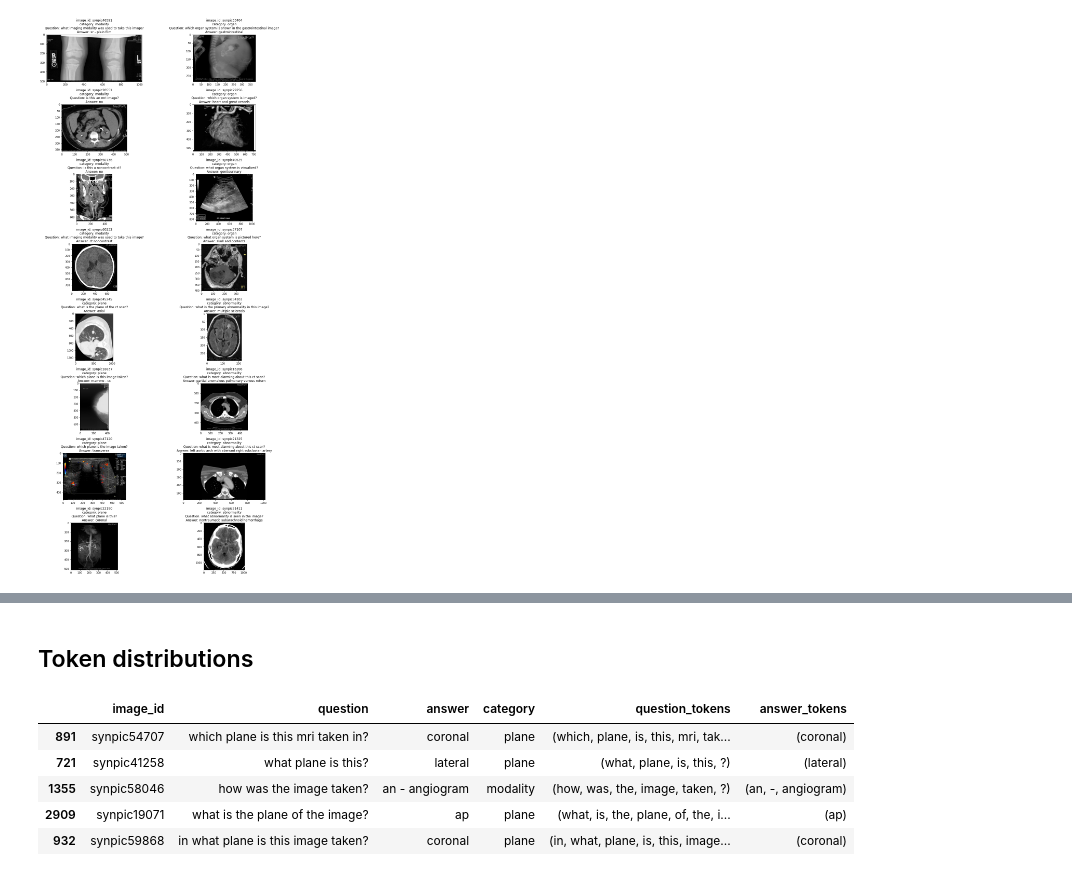
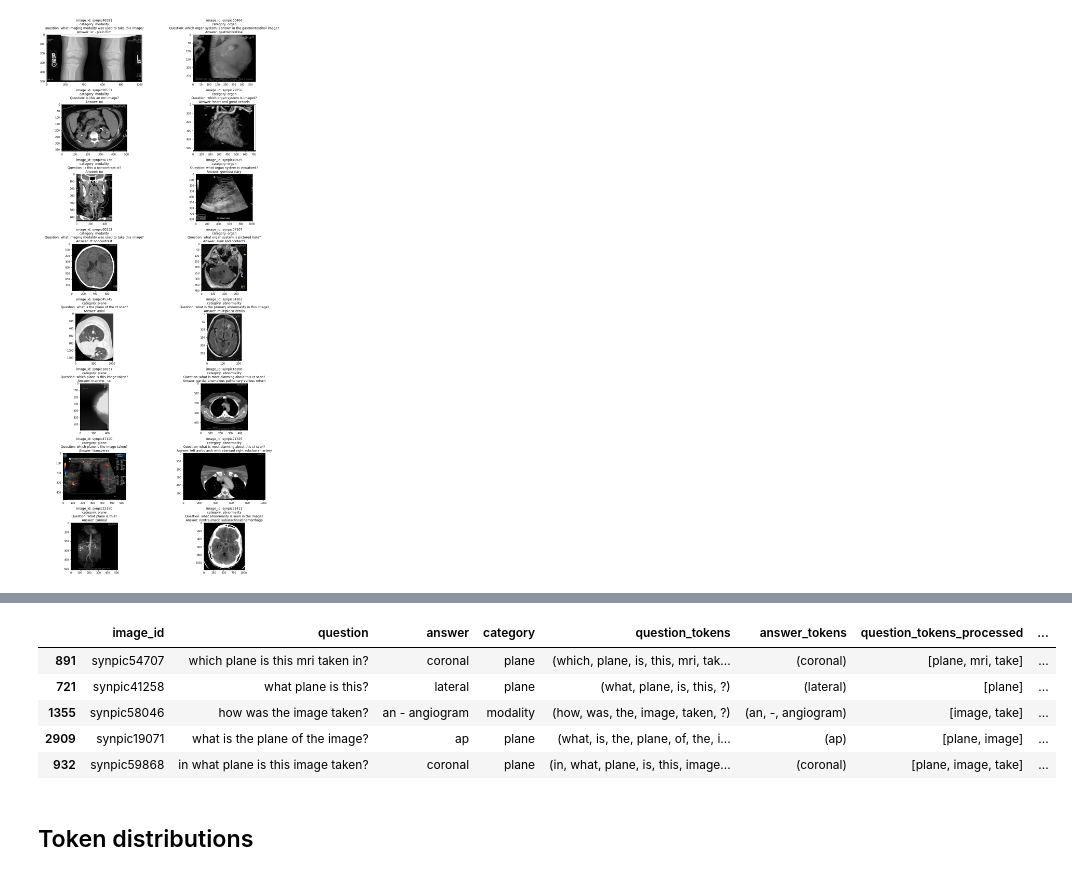
Before and after one commit to skupsala/VQA-Med-2019-project, a Jupyter notebook: notebooks/skupsala.ipynb, the cells around one changed output, grey strips where cells are left out. Saved outputs shown, nothing was run; the diff lists cells and outputs as text; code cells hidden in the pictures.

```diff
--- a/notebooks/skupsala.ipynb
+++ b/notebooks/skupsala.ipynb
@@ -18,4 +22,6 @@ from matplotlib import rcParams
 import spacy
+# %%
+SPEEDUP_SAMPLE_SIZE = 500 # Use None if you want to use full dataset and int for random sample size to speed up the analysis (does not use all the data then)
 # %%
 from dataloader import read_qa_by_category
 # %%
@@ -60,2 +106,11 @@ fig.tight_layout(pad=1.0)
+# %%
+df.head(5)
+# %% [output]
+|  | image_id | question | answer | category | question_tokens | answer_tokens | question_tokens_processed | ... |
+| 891 | synpic54707 | which plane is this mri taken in? | coronal | plane | (which, plane, is, this, mri, tak... | (coronal) | [plane, mri, take] | ... |
+| 721 | synpic41258 | what plane is this? | lateral | plane | (what, plane, is, this, ?) | (lateral) | [plane] | ... |
+| 1355 | synpic58046 | how was the image taken? | an - angiogram | modality | (how, was, the, image, taken, ?) | (an, -, angiogram) | [image, take] | ... |
+| 2909 | synpic19071 | what is the plane of the image? | ap | plane | (what, is, the, plane, of, the, i... | (ap) | [plane, image] | ... |
+| 932 | synpic59868 | in what plane is this image taken? | coronal | plane | (in, what, plane, is, this, image... | (coronal) | [plane, image, take] | ... |
 # %% [markdown]
 ## Token distributions
@@ -70,9 +116,0 @@ sample_df['answer_tokens'] = sample_df['answer'].apply(lambda a: nlp(a))
-# %%
-sample_df.head()
-# %% [output]
-|  | image_id | question | answer | category | question_tokens | answer_tokens |
-| 891 | synpic54707 | which plane is this mri taken in? | coronal | plane | (which, plane, is, this, mri, tak... | (coronal) |
-| 721 | synpic41258 | what plane is this? | lateral | plane | (what, plane, is, this, ?) | (lateral) |
-| 1355 | synpic58046 | how was the image taken? | an - angiogram | modality | (how, was, the, image, taken, ?) | (an, -, angiogram) |
-| 2909 | synpic19071 | what is the plane of the image? | ap | plane | (what, is, the, plane, of, the, i... | (ap) |
-| 932 | synpic59868 | in what plane is this image taken? | coronal | plane | (in, what, plane, is, this, image... | (coronal) |
```
Also changed, not shown: parts of 22 cells of this notebook, 1 other file.
